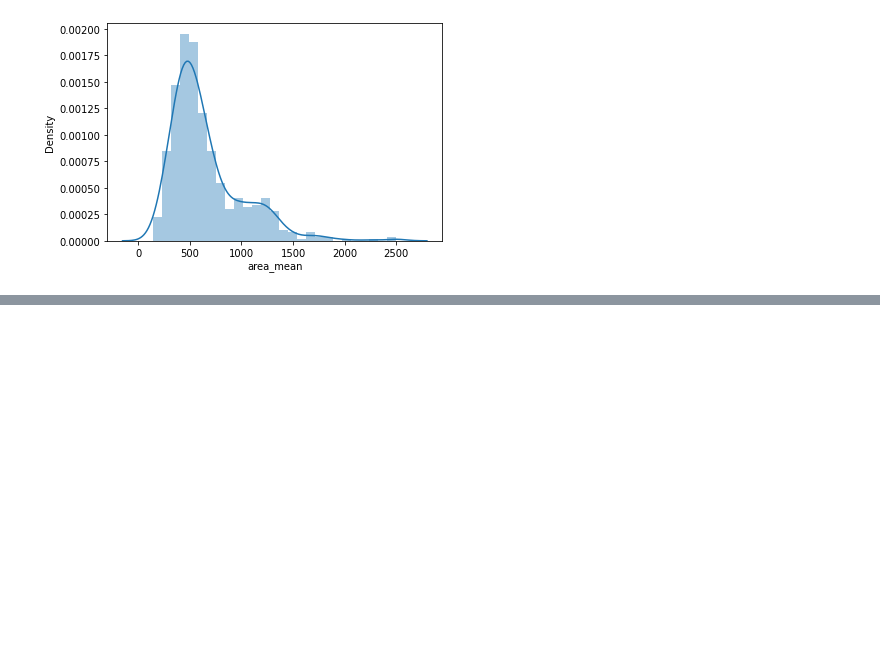
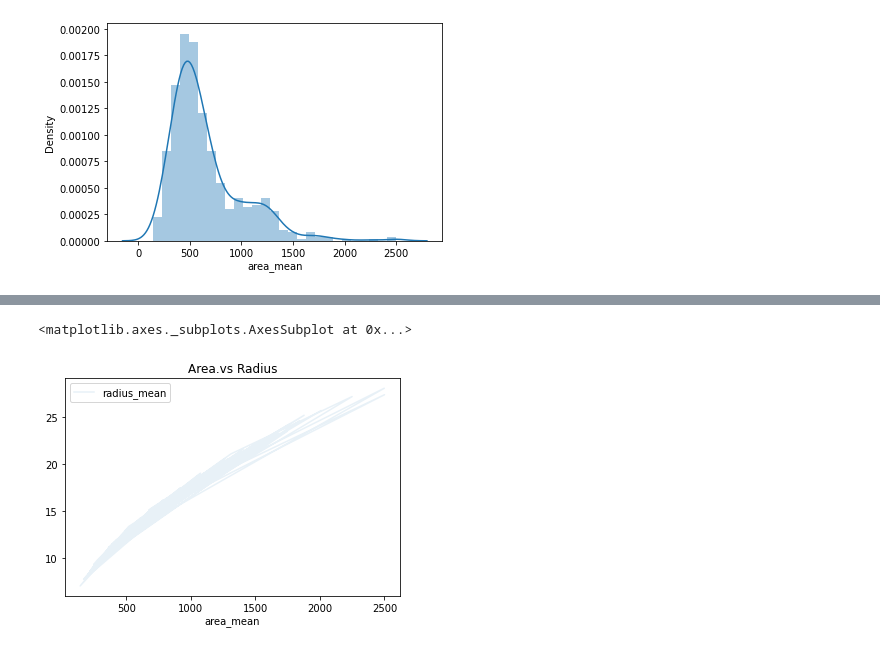
Before and after one commit to Huanwei-Z/demo, a Jupyter notebook: ICP_1.ipynb, the cells around one changed output, grey strips where cells are left out. Drawn from its saved outputs; the diff is of its cells as text; code cells hidden in the pictures; blank space fills up the shorter version.

```diff
--- a/ICP_1.ipynb
+++ b/ICP_1.ipynb
@@ -55,0 +38,5 @@ dtype: object
+# %%
+df.plot(kind="line",x = "area_mean",y = "radius_mean",alpha = 0.1,title = "Area.vs Radius")
+# %% [output]
+<matplotlib.axes._subplots.AxesSubplot at 0x...>
+[figure, added]
```
Also changed, not shown: parts of 1 cell of this notebook.
